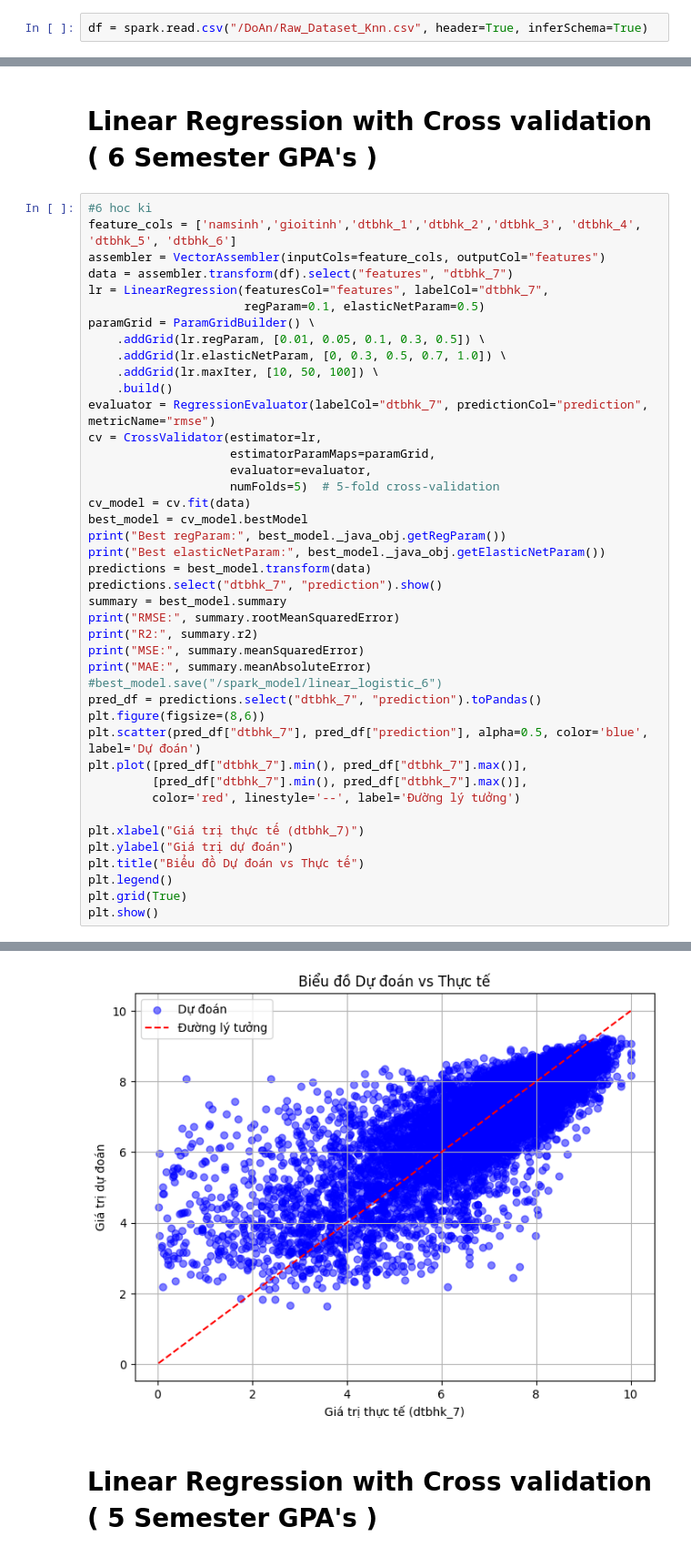
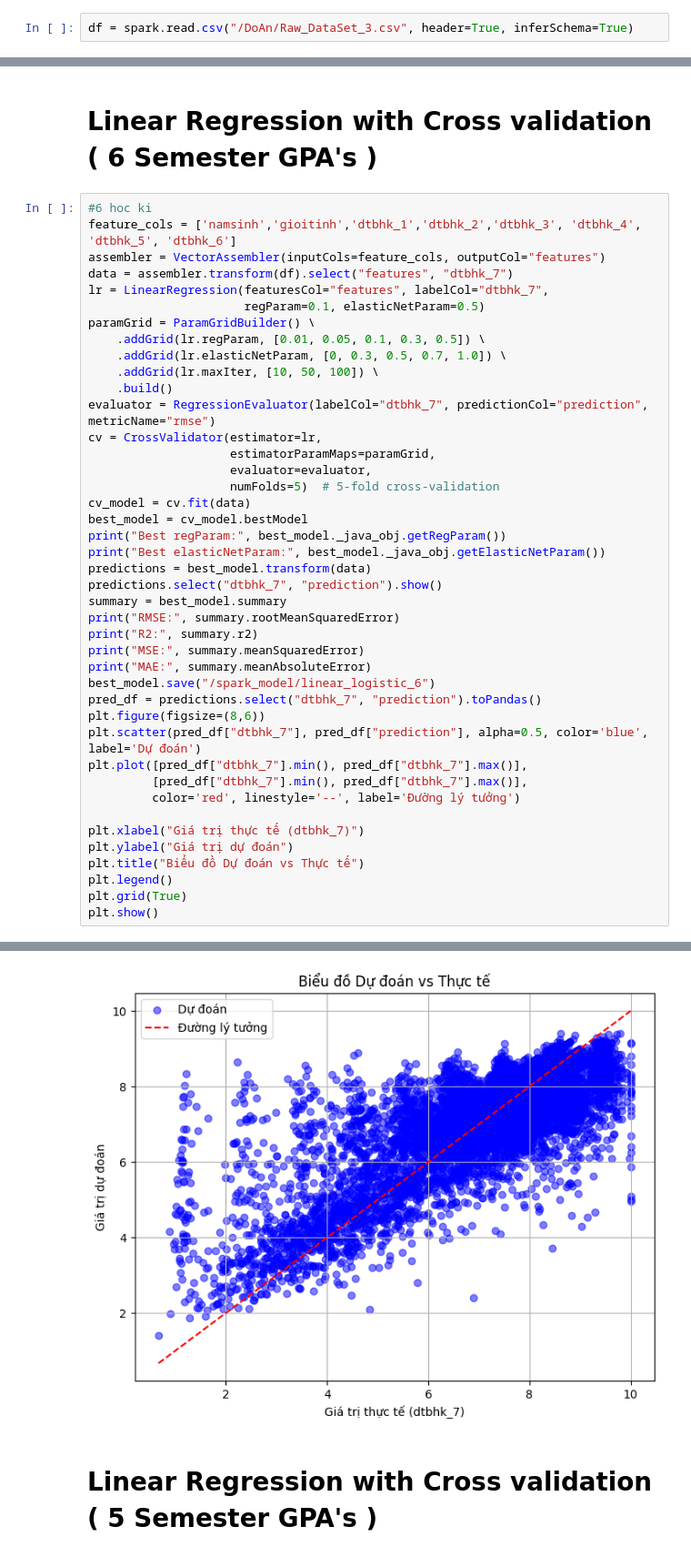
Before and after one commit to Hatsuki9813/GPAPredictor, a Jupyter notebook: PySparkML/Dudoandiem.ipynb, the cells around one changed output, grey strips where cells are left out. Shown at 91% size. Cells and saved outputs as stored; diff of their text form.

```diff
--- a/PySparkML/Dudoandiem.ipynb
+++ b/PySparkML/Dudoandiem.ipynb
@@ -35,7 +35,7 @@ To adjust logging level use sc.setLogLevel(newLevel). For SparkR, use setLogLeve
 # %% [markdown]
 # Read Dataset from Hadoop
 # %%
-df = spark.read.csv("/DoAn/Raw_Dataset_Knn.csv", header=True, inferSchema=True)
+df = spark.read.csv("/DoAn/Raw_DataSet_3.csv", header=True, inferSchema=True)
 # %% [markdown]
 # Linear Regression (7 semester's GPAs, No cross validation)
 # %%
@@ -128,7 +129,7 @@ print("RMSE:", summary.rootMeanSquaredError)
 print("R2:", summary.r2)
 print("MSE:", summary.meanSquaredError)
 print("MAE:", summary.meanAbsoluteError)
-#best_model.save("/spark_model/linear_logistic_6")
+best_model.save("/spark_model/linear_logistic_6")
 pred_df = predictions.select("dtbhk_7", "prediction").toPandas()
 plt.figure(figsize=(8,6))
 plt.scatter(pred_df["dtbhk_7"], pred_df["prediction"], alpha=0.5, color='blue', label='Dự đoán')
@@ -163,4 +164,4 @@ MAE: 0.672974250373975
-[figure, old version]
+[figure, new version]
 # %% [markdown]
 # Linear Regression with Cross validation ( 5 Semester GPA's )
 # %%
```
Also changed, not shown: parts of 29 cells of this notebook, 7 other files.
